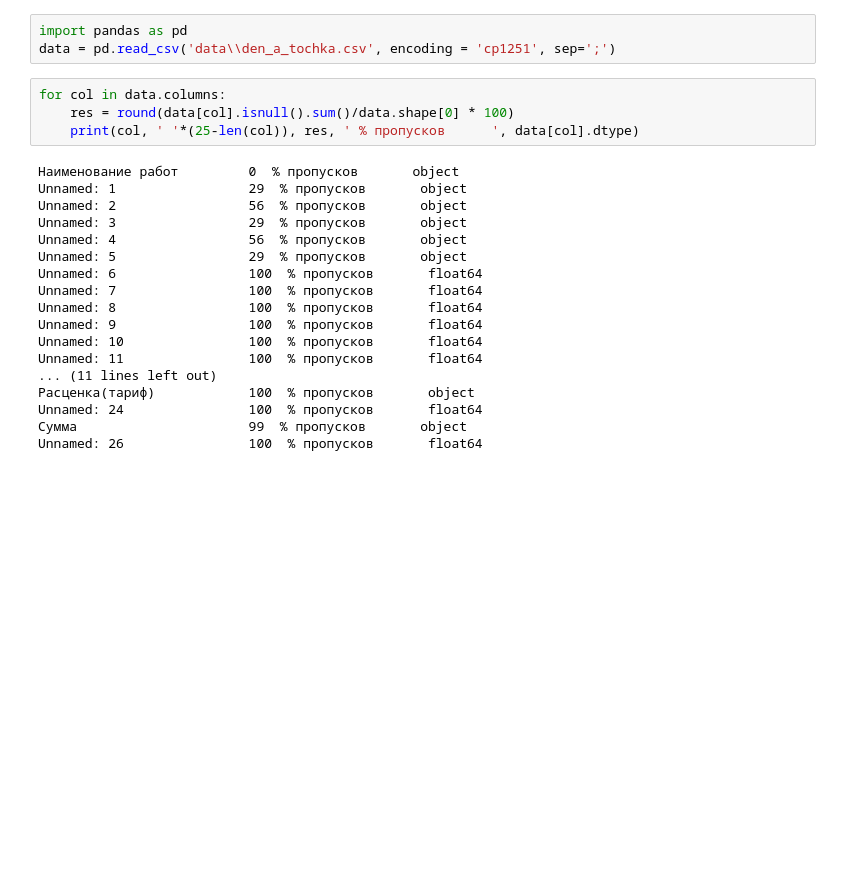
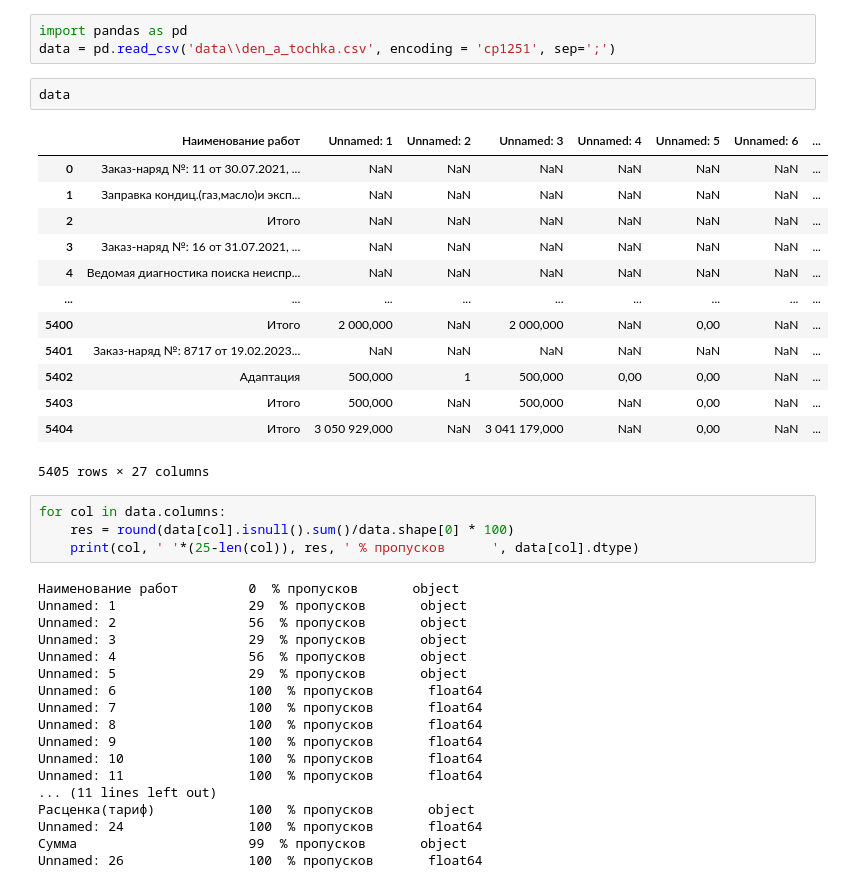
Before and after one commit to Dennniskoo/data_science, a Jupyter notebook: My/AutoTochka.ipynb, the cells around one changed output. Cells and saved outputs as stored; diff of their text form; blank space fills up the shorter version.

```diff
--- a/My/AutoTochka.ipynb
+++ b/My/AutoTochka.ipynb
@@ -1,6 +1,22 @@
 # %%
 import pandas as pd
 data = pd.read_csv('data\\den_a_tochka.csv', encoding = 'cp1251', sep=';')
+# %%
+data
+# %% [output]
+|  | Наименование работ | Unnamed: 1 | Unnamed: 2 | Unnamed: 3 | Unnamed: 4 | Unnamed: 5 | Unnamed: 6 | ... |
+| 0 | Заказ-наряд №: 11 от 30.07.2021, ... | NaN | NaN | NaN | NaN | NaN | NaN | ... |
+| 1 | Заправка кондиц.(газ,масло)и эксп... | NaN | NaN | NaN | NaN | NaN | NaN | ... |
+| 2 | Итого | NaN | NaN | NaN | NaN | NaN | NaN | ... |
+| 3 | Заказ-наряд №: 16 от 31.07.2021, ... | NaN | NaN | NaN | NaN | NaN | NaN | ... |
+| 4 | Ведомая диагностика поиска неиспр... | NaN | NaN | NaN | NaN | NaN | NaN | ... |
+| ... | ... | ... | ... | ... | ... | ... | ... | ... |
+| 5400 | Итого | 2 000,000 | NaN | 2 000,000 | NaN | 0,00 | NaN | ... |
+| 5401 | Заказ-наряд №: 8717 от 19.02.2023... | NaN | NaN | NaN | NaN | NaN | NaN | ... |
+| 5402 | Адаптация | 500,000 | 1 | 500,000 | 0,00 | 0,00 | NaN | ... |
+| 5403 | Итого | 500,000 | NaN | 500,000 | NaN | 0,00 | NaN | ... |
+| 5404 | Итого | 3 050 929,000 | NaN | 3 041 179,000 | NaN | 0,00 | NaN | ... |
+5405 rows × 27 columns
 # %%
 for col in data.columns:
     res = round(data[col].isnull().sum()/data.shape[0] * 100)
```
Also changed, not shown: 2 other files.
